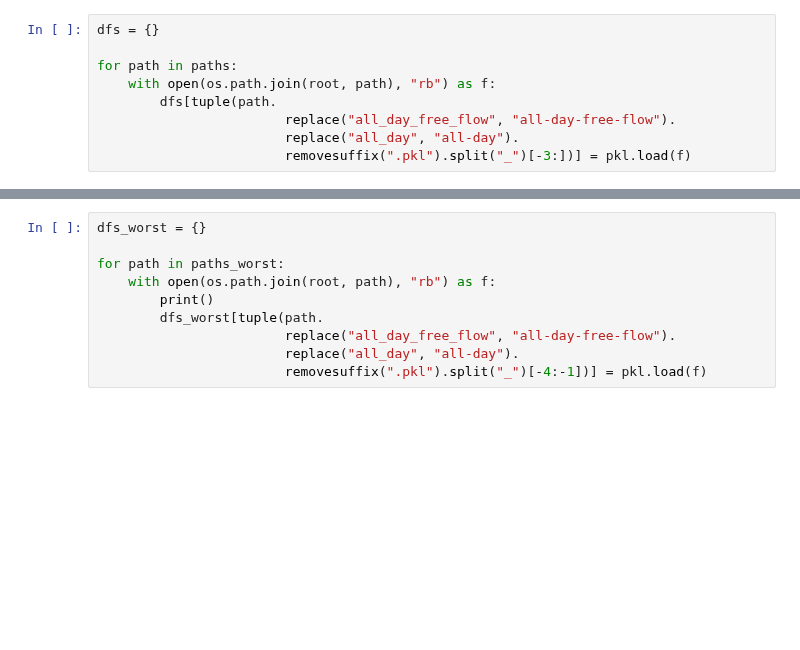
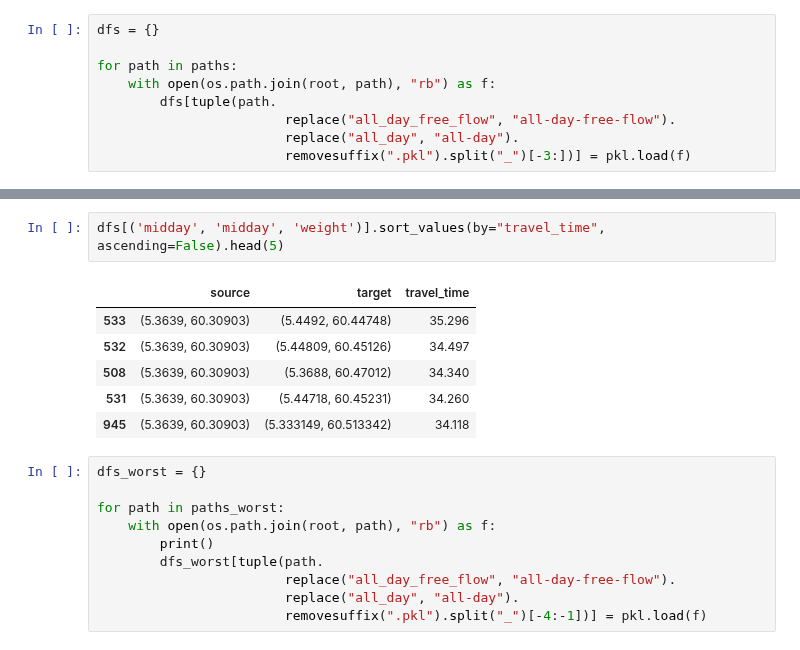
Before and after one commit to marco-scatassi/GeoSpatial-analysis, a Jupyter notebook: facility-location-Bergen/notebooks/6.2_solution_analysis.ipynb, the cells around one changed output, grey strips where cells are left out. Saved outputs shown, nothing was run; the diff lists cells and outputs as text; blank space fills up the shorter version.

```diff
--- a/facility-location-Bergen/notebooks/6.2_solution_analysis.ipynb
+++ b/facility-location-Bergen/notebooks/6.2_solution_analysis.ipynb
@@ -82,3 +86,12 @@ for path in paths:
+# %%
+dfs[('midday', 'midday', 'weight')].sort_values(by="travel_time", ascending=False).head(5)
+# %% [output]
+|  | source | target | travel_time |
+| 533 | (5.3639, 60.30903) | (5.4492, 60.44748) | 35.296 |
+| 532 | (5.3639, 60.30903) | (5.44809, 60.45126) | 34.497 |
+| 508 | (5.3639, 60.30903) | (5.3688, 60.47012) | 34.340 |
+| 531 | (5.3639, 60.30903) | (5.44718, 60.45231) | 34.260 |
+| 945 | (5.3639, 60.30903) | (5.333149, 60.513342) | 34.118 |
 # %%
 dfs_worst = {}
 
```
Also changed, not shown: parts of 31 cells of this notebook, 9 other files.
